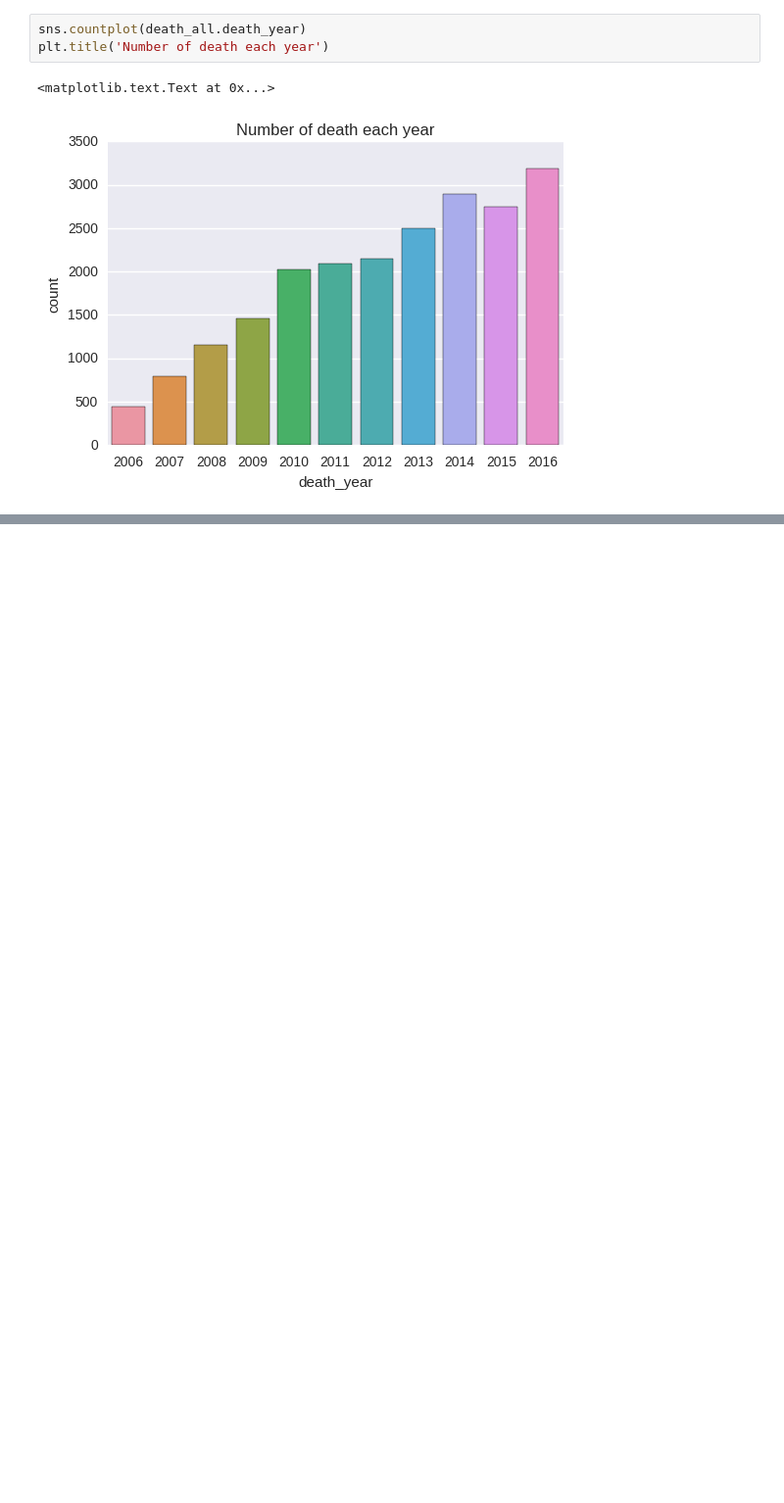
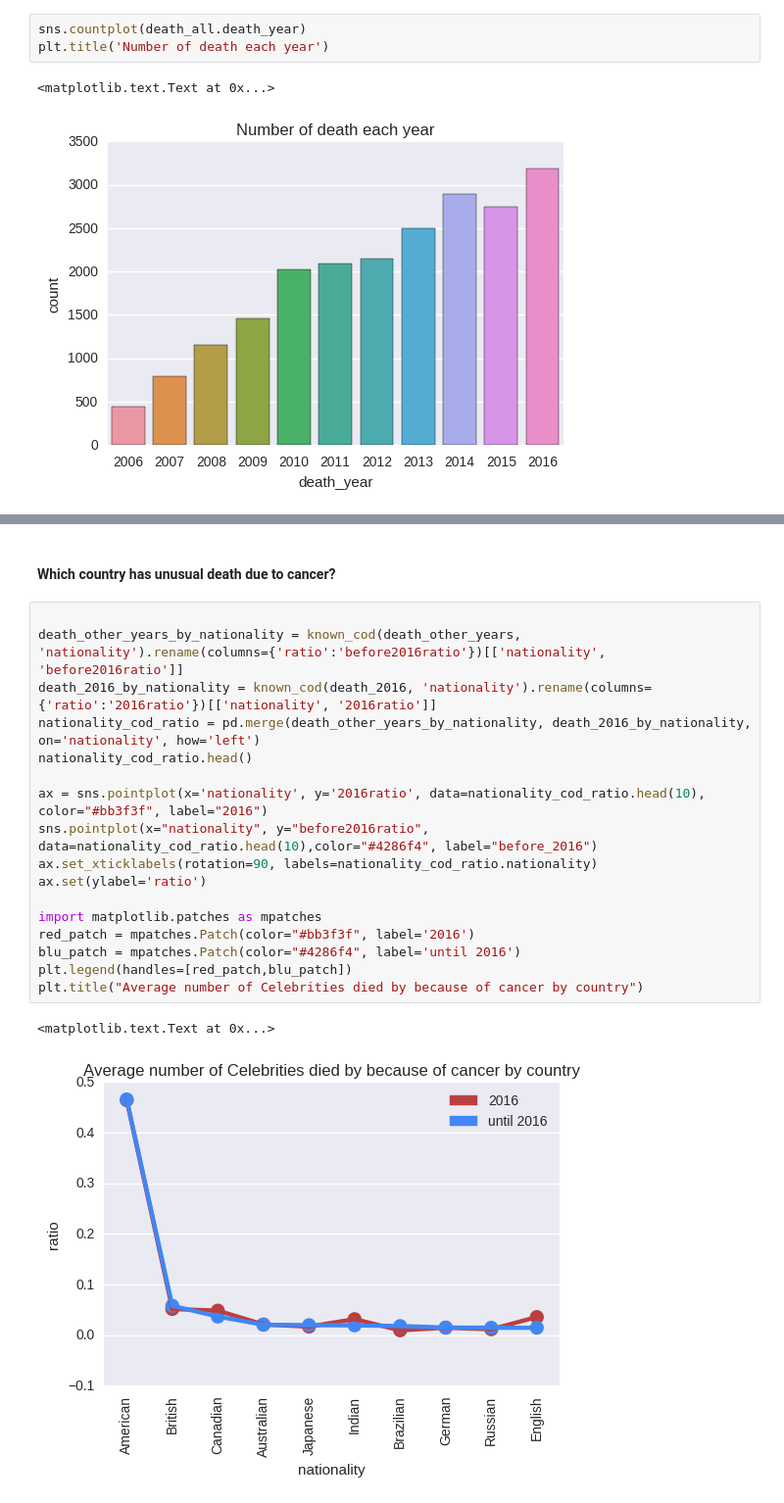
Before and after one commit to junaid238/data_analytics_using_pandas, a Jupyter notebook: celebrity_death_analysis.ipynb, the cells around one changed output, grey strips where cells are left out. Shown at 98% size. Saved outputs shown, nothing was run; the diff lists cells and outputs as text; blank space fills up the shorter version.

Commit message:
Add some more visualizations

```diff
--- a/celebrity_death_analysis.ipynb
+++ b/celebrity_death_analysis.ipynb
@@ -123,3 +115,25 @@ plt.title("Average number of Celebrities died by cause of death")
 # %% [output]
 <matplotlib.text.Text at 0x...>
 [figure]
+# %% [markdown]
+#### Which country has unusual death due to cancer?
+# %%
+
+death_other_years_by_nationality = known_cod(death_other_years, 'nationality').rename(columns={'ratio':'before2016ratio'})[['nationality', 'before2016ratio']]
+death_2016_by_nationality = known_cod(death_2016, 'nationality').rename(columns={'ratio':'2016ratio'})[['nationality', '2016ratio']]
+nationality_cod_ratio = pd.merge(death_other_years_by_nationality, death_2016_by_nationality, on='nationality', how='left')
+nationality_cod_ratio.head()
+
+ax = sns.pointplot(x='nationality', y='2016ratio', data=nationality_cod_ratio.head(10), color="#bb3f3f", label="2016")
+sns.pointplot(x="nationality", y="before2016ratio", data=nationality_cod_ratio.head(10),color="#4286f4", label="before_2016")
+ax.set_xticklabels(rotation=90, labels=nationality_cod_ratio.nationality)
+ax.set(ylabel='ratio')
+
+import matplotlib.patches as mpatches
+red_patch = mpatches.Patch(color="#bb3f3f", label='2016')
+blu_patch = mpatches.Patch(color="#4286f4", label='until 2016')
+plt.legend(handles=[red_patch,blu_patch])
+plt.title("Average number of Celebrities died by because of cancer by country")
+# %% [output]
+<matplotlib.text.Text at 0x...>
+[figure, added]
```
Also changed, not shown: parts of 16 cells of this notebook.
